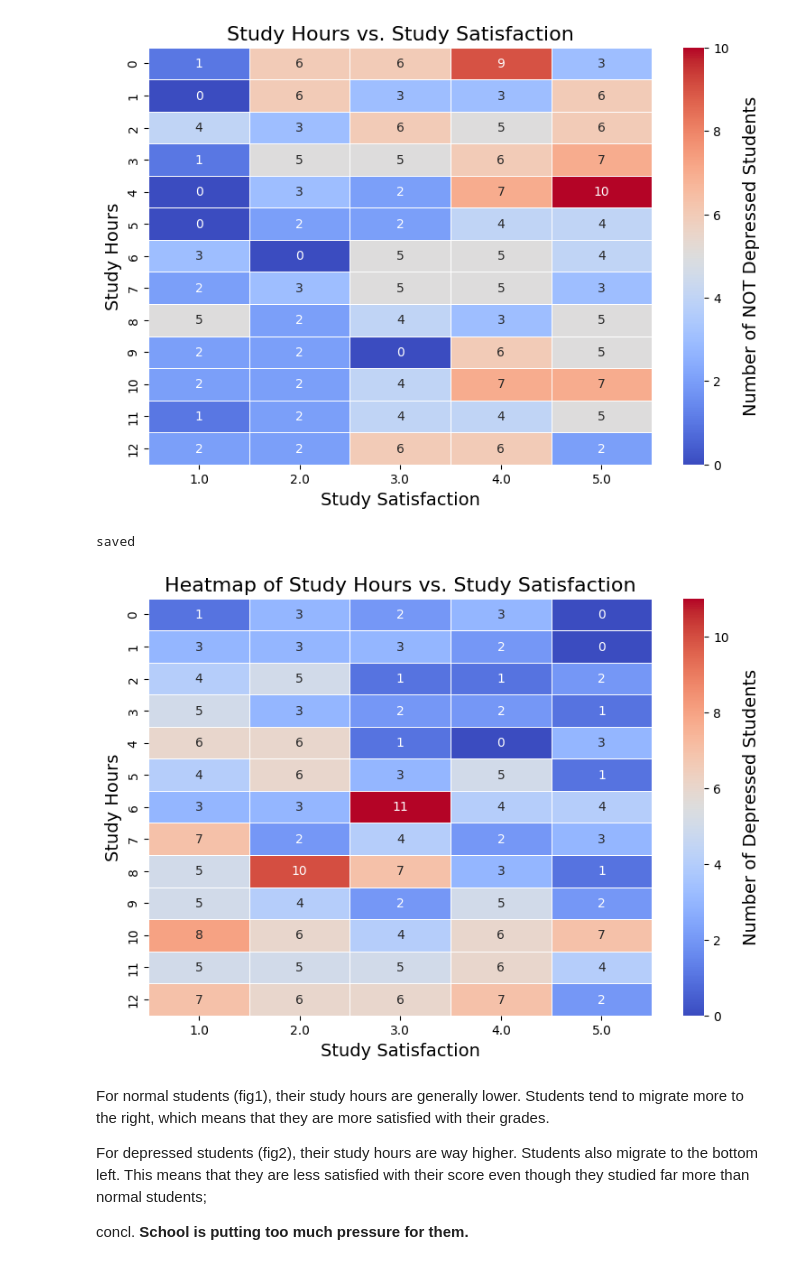
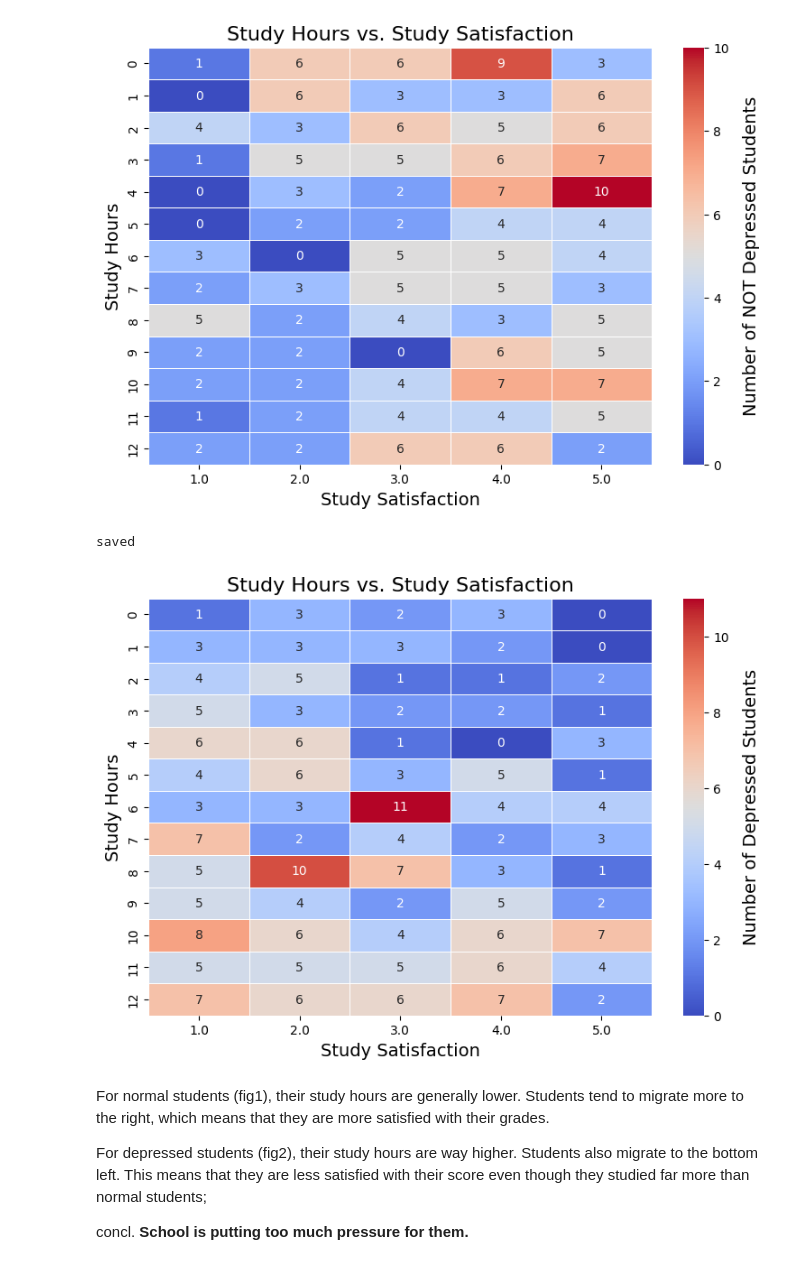
Before and after one commit to hazywho/dataScienceComp2025, a Jupyter notebook: Data/depression/processing.ipynb, the cells around one changed output. Drawn from its saved outputs; the diff is of its cells as text; code cells hidden in the pictures.

```diff
--- a/Data/depression/processing.ipynb
+++ b/Data/depression/processing.ipynb
@@ -304,35 +304,35 @@ saved
 
 # Ensure the y-axis (Study Hours) ranges from 0 to 12
 study_hours_range = range(0, 13)
 study_satisfaction_range = sorted(df["Study Satisfaction"].unique())
 
 # Create a pivot table counting only depressed students
 depressed_counts = df[df["Depression"] == "Yes"].pivot_table(
     index="Study Hours", columns="Study Satisfaction", aggfunc="size", fill_value=0
 )
 
 # Reindex to ensure all Study Hours from 0-12 are included
 depressed_counts = depressed_counts.reindex(study_hours_range, fill_value=0)
 
 # Plot heatmap
 plt.subplots(figsize=(9, 6))
 sns.heatmap(depressed_counts, cmap="coolwarm", annot=True, fmt="d", linewidths=0.5)
 
 # Labels and title
 plt.xlabel("Study Satisfaction",fontsize=14)
 plt.ylabel("Study Hours",fontsize=14)
-plt.title("Heatmap of Study Hours vs. Study Satisfaction",fontsize=16)
+plt.title("Study Hours vs. Study Satisfaction",fontsize=16)
 plt.text(len(study_satisfaction_range) + 0.9, len(study_hours_range) / 2,
         "Number of Depressed Students", rotation=90, va="center", fontsize=14, color="black")
 
 plt.savefig(fname="Study_satis_to_hours_of_depressed(2).jpg",dpi=300)
 print("saved")
 
 # Show plot
 plt.show()
 # %% [output]
 saved
-[figure, old version]
+[figure, new version]
 # %% [markdown]
 For normal students (fig1), their study hours are generally lower. Students tend to migrate more to the right, which means that they are more satisfied with their grades.
 
```
Also changed, not shown: 1 other file.
